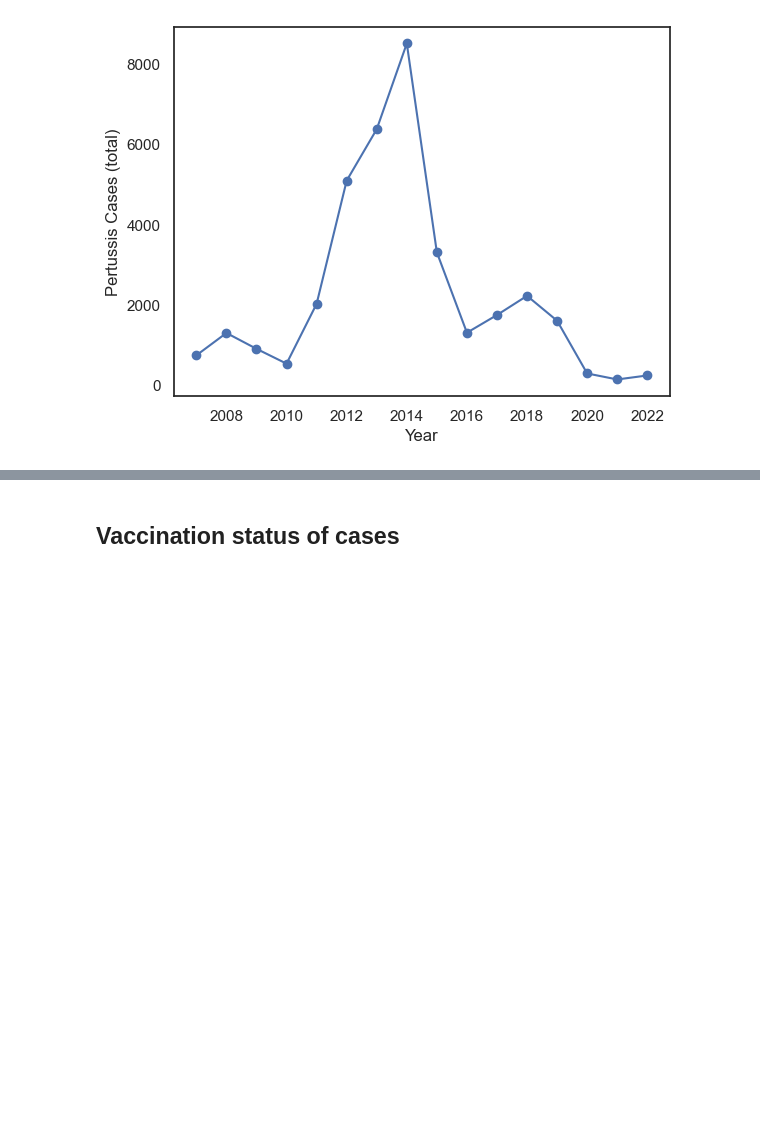
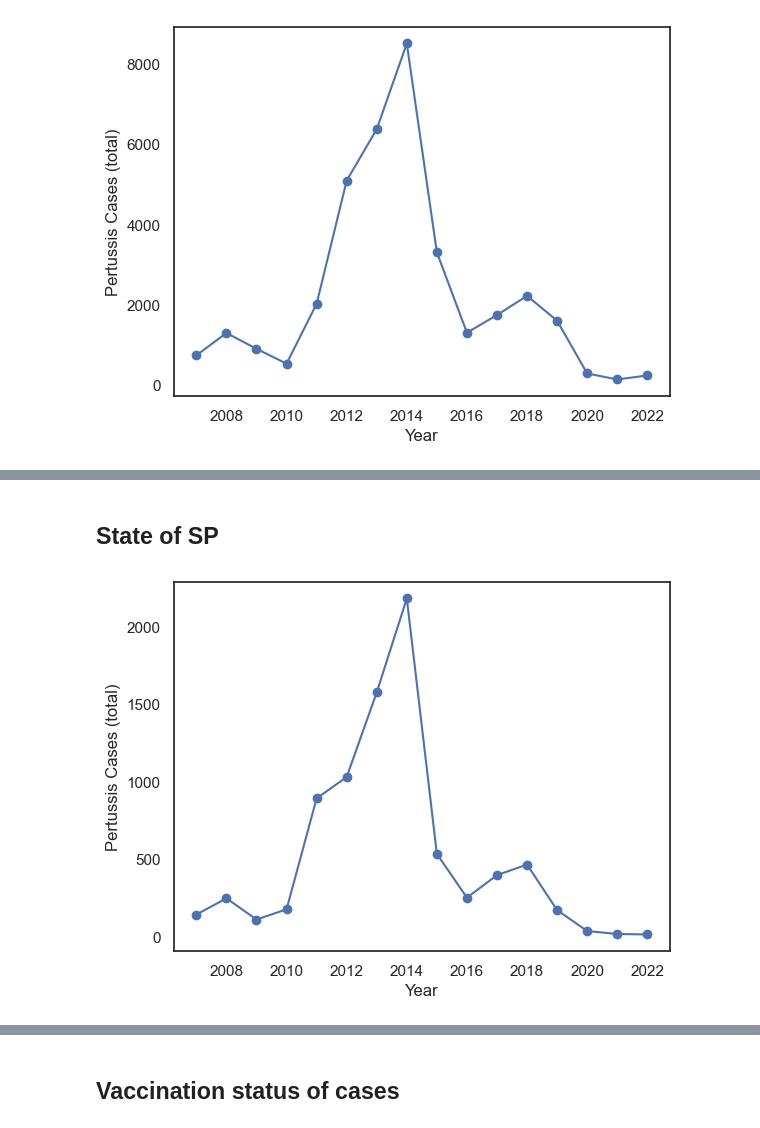
Before and after one commit to denisecammarota/pertussis-BR, a Jupyter notebook: Notebooks/Basic_Analysis.ipynb, the cells around one changed output, grey strips where cells are left out. Drawn from its saved outputs; the diff is of its cells as text; code cells hidden in the pictures; blank space fills up the shorter version.

```diff
--- a/Notebooks/Basic_Analysis.ipynb
+++ b/Notebooks/Basic_Analysis.ipynb
@@ -35,0 +47,12 @@ plt.show()
+# %% [markdown]
+## State of SP
+# %%
+df_sp = df[df['SG_UF_NOT'] == 35]
+df_sp = df_sp.groupby(['SIN_YEAR'])['CASOS'].sum()
+df_sp = df_sp.reset_index(name = 'CASOS')
+plt.plot(df_sp['SIN_YEAR'],df_sp['CASOS'], '-o')
+plt.xlabel('Year')
+plt.ylabel('Pertussis Cases (total)')
+plt.show()
+# %% [output]
+[figure, added]
```
Also changed, not shown: parts of 7 cells of this notebook, 1 other file.
